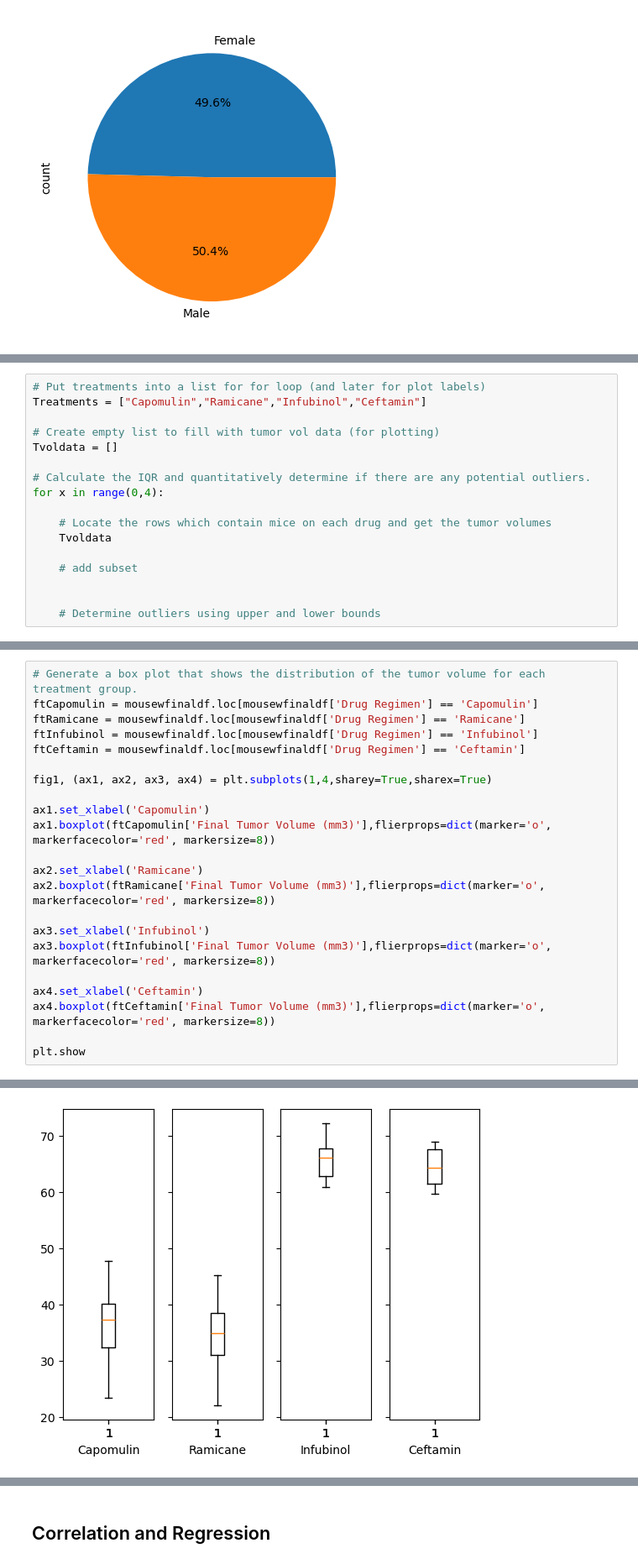
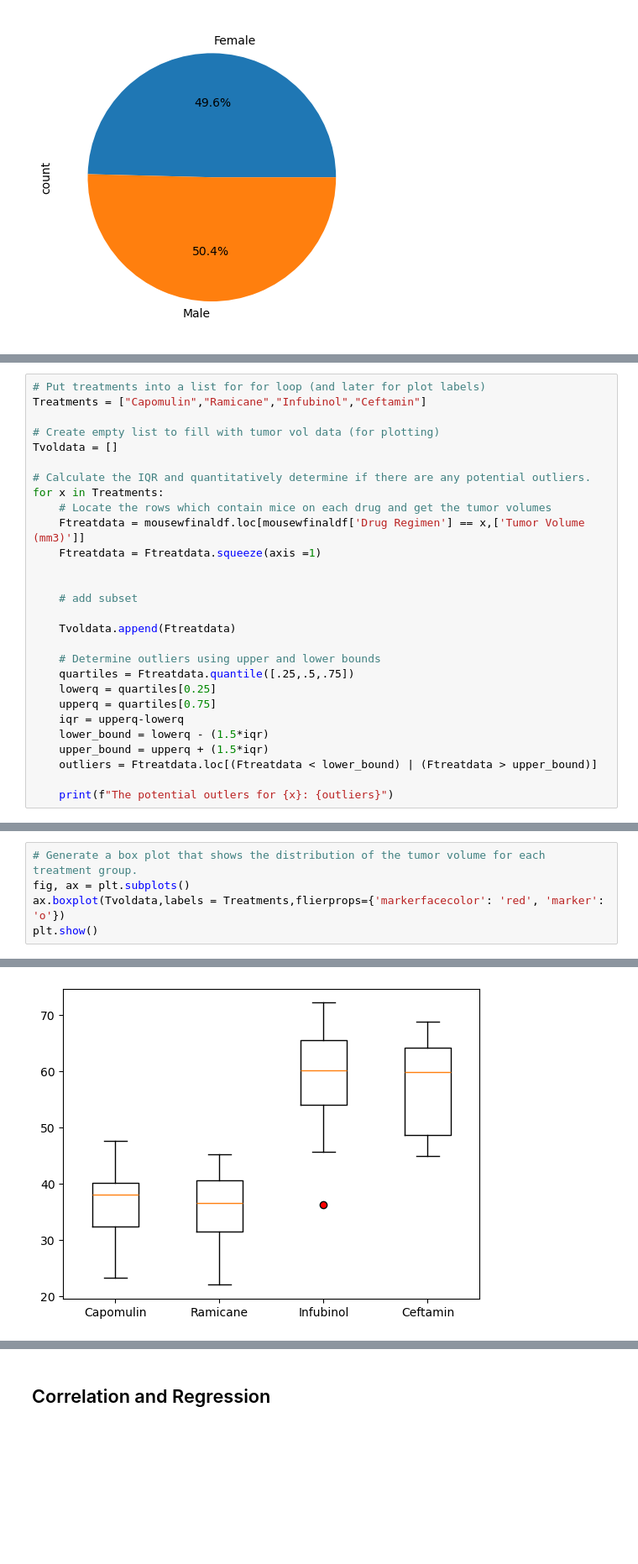
Before and after one commit to SamSims/pyplot-challenge, a Jupyter notebook: Pymaceuticals/Main.ipynb, the cells around one changed output, grey strips where cells are left out. Shown at 84% size. Cells and saved outputs as stored; diff of their text form; blank space fills up the shorter version.

Commit message:
finished finding outliers and creating boxplot

```diff
--- a/Pymaceuticals/Main.ipynb
+++ b/Pymaceuticals/Main.ipynb
@@ -241,13 +200,24 @@ Treatments = ["Capomulin","Ramicane","Infubinol","Ceftamin"]
 Tvoldata = []
 
 # Calculate the IQR and quantitatively determine if there are any potential outliers.
-for x in range(0,4):
+for x in Treatments:
+    # Locate the rows which contain mice on each drug and get the tumor volumes
+    Ftreatdata = mousewfinaldf.loc[mousewfinaldf['Drug Regimen'] == x,['Tumor Volume (mm3)']]
+    Ftreatdata = Ftreatdata.squeeze(axis =1)
 
-    # Locate the rows which contain mice on each drug and get the tumor volumes
-    Tvoldata
 
     # add subset
 
+    Tvoldata.append(Ftreatdata)
 
     # Determine outliers using upper and lower bounds
+    quartiles = Ftreatdata.quantile([.25,.5,.75])
+    lowerq = quartiles[0.25]
+    upperq = quartiles[0.75]
+    iqr = upperq-lowerq
+    lower_bound = lowerq - (1.5*iqr)
+    upper_bound = upperq + (1.5*iqr)
+    outliers = Ftreatdata.loc[(Ftreatdata < lower_bound) | (Ftreatdata > upper_bound)]
+
+    print(f"The potential outlers for {x}: {outliers}")
 # %% [output]
@@ -259,23 +229,6 @@ Ceftamin's potential outliers: Series([], Name: Tumor Volume (mm3), dtype: float
 # %%
 # Generate a box plot that shows the distribution of the tumor volume for each treatment group.
-ftCapomulin = mousewfinaldf.loc[mousewfinaldf['Drug Regimen'] == 'Capomulin']
-ftRamicane = mousewfinaldf.loc[mousewfinaldf['Drug Regimen'] == 'Ramicane']
-ftInfubinol = mousewfinaldf.loc[mousewfinaldf['Drug Regimen'] == 'Infubinol']
-ftCeftamin = mousewfinaldf.loc[mousewfinaldf['Drug Regimen'] == 'Ceftamin']
-
-fig1, (ax1, ax2, ax3, ax4) = plt.subplots(1,4,sharey=True,sharex=True)
-
-ax1.set_xlabel('Capomulin')
-ax1.boxplot(ftCapomulin['Final Tumor Volume (mm3)'],flierprops=dict(marker='o', markerfacecolor='red', markersize=8))
-
-ax2.set_xlabel('Ramicane')
-ax2.boxplot(ftRamicane['Final Tumor Volume (mm3)'],flierprops=dict(marker='o', markerfacecolor='red', markersize=8))
-
-ax3.set_xlabel('Infubinol')
-ax3.boxplot(ftInfubinol['Final Tumor Volume (mm3)'],flierprops=dict(marker='o', markerfacecolor='red', markersize=8))
-
-ax4.set_xlabel('Ceftamin')
-ax4.boxplot(ftCeftamin['Final Tumor Volume (mm3)'],flierprops=dict(marker='o', markerfacecolor='red', markersize=8))
-
-plt.show
+fig, ax = plt.subplots()
+ax.boxplot(Tvoldata,labels = Treatments,flierprops={'markerfacecolor': 'red', 'marker': 'o'})
+plt.show()
 # %% [output]
@@ -283,4 +235,4 @@ plt.show
-[figure, old version]
+[figure, new version]
 # %%
 # Generate a line plot of tumor volume vs. time point for a single mouse treated with Capomulin
 drugchoice = "Capomulin"
```
Also changed, not shown: parts of 7 cells of this notebook, 1 other file.
